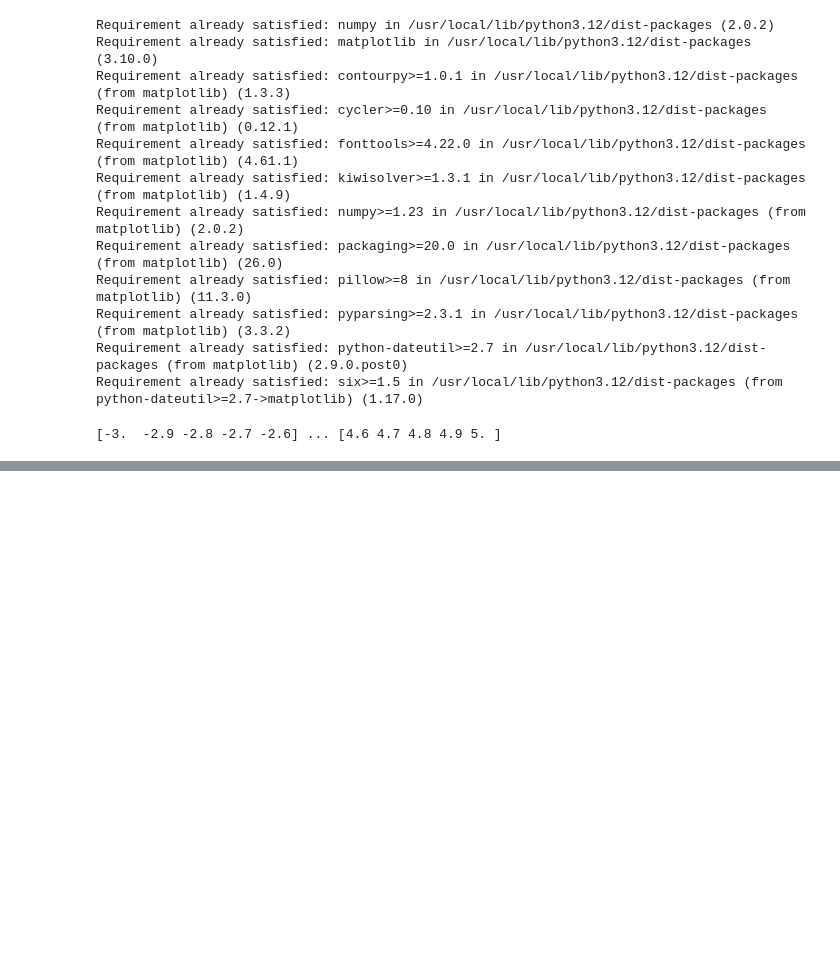
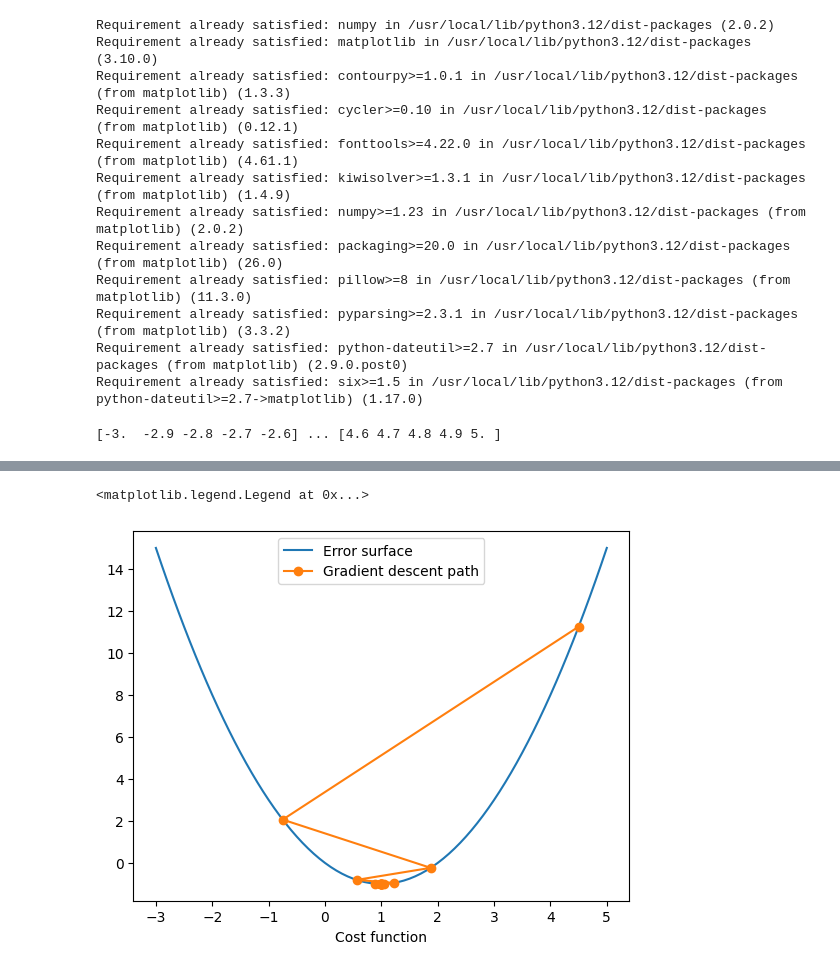
Before and after one commit to Eemiaa/Data-Science-Project-Python-LEARNING, a Jupyter notebook: capitulo_4.ipynb, the cells around one changed output, grey strips where cells are left out. Saved outputs shown, nothing was run; the diff lists cells and outputs as text; code cells hidden in the pictures; blank space fills up the shorter version.

```diff
--- a/capitulo_4.ipynb
+++ b/capitulo_4.ipynb
@@ -46,0 +81,10 @@ Text(0.5, 1.0, 'Error surface')
+# %%
+#plotar o caminho do gradiente descendente
+plt.plot(X_poly, y_poly)
+plt.plot(x_path, cost_function(x_path), '-o')
+plt.xlabel('Parameter value')
+plt.xlabel('Cost function')
+plt.legend(['Error surface', 'Gradient descent path'])
+# %% [output]
+<matplotlib.legend.Legend at 0x...>
+[figure, added]
```
Also changed, not shown: parts of 5 cells of this notebook.
